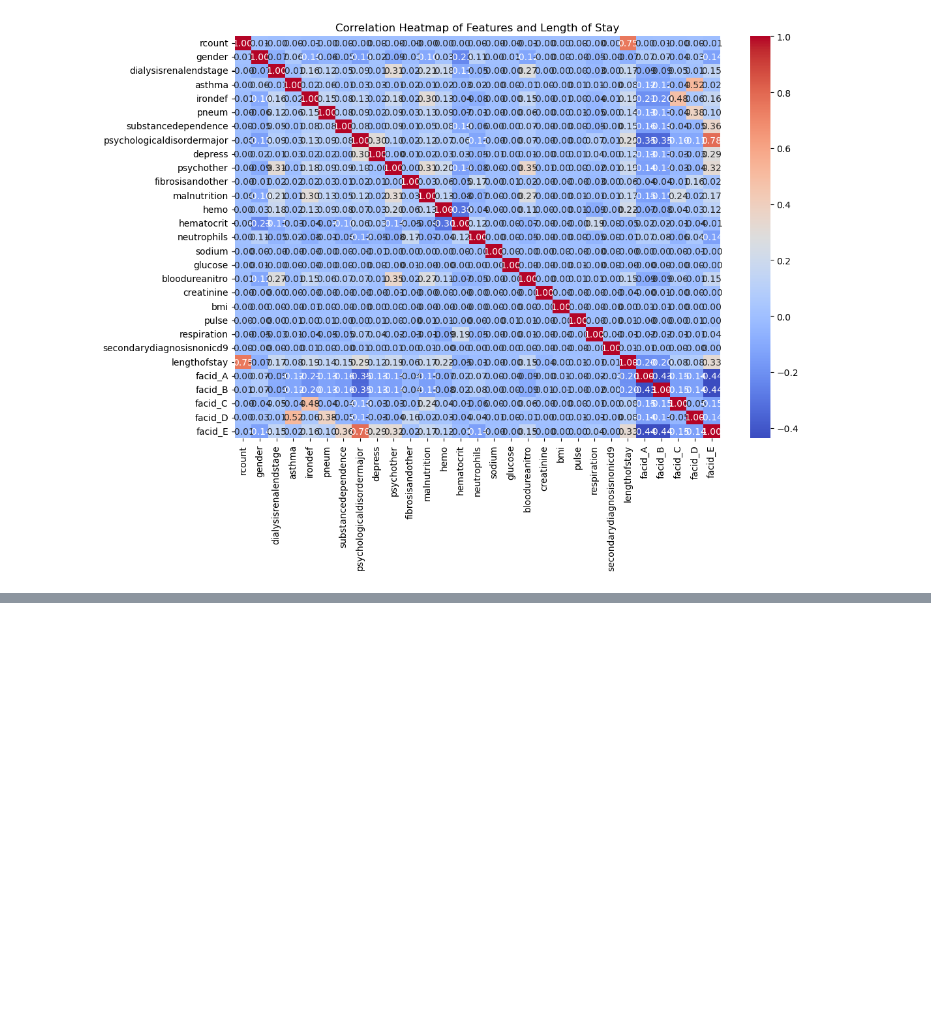
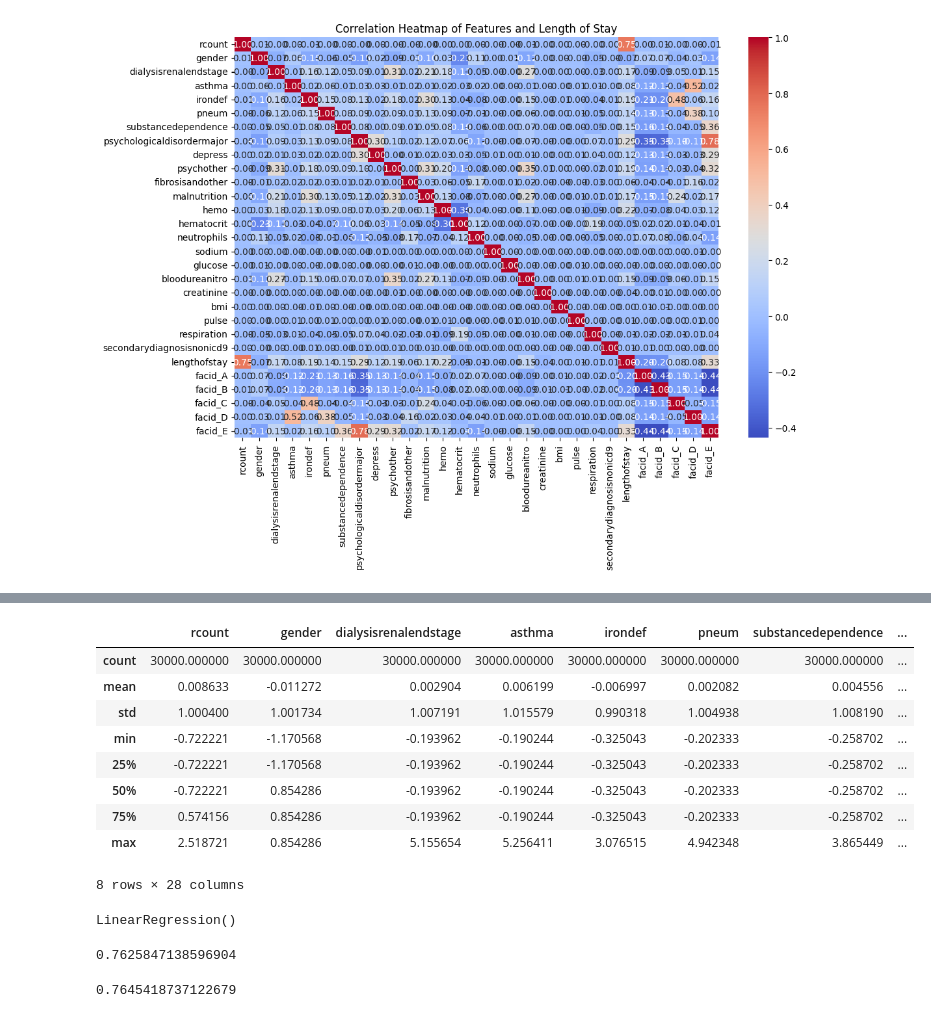
Before and after one commit to ruka-sumichi/final_task, a Jupyter notebook: test.ipynb, the cells around one changed output, grey strips where cells are left out. Drawn from its saved outputs; the diff is of its cells as text; code cells hidden in the pictures; blank space fills up the shorter version.

```diff
--- a/test.ipynb
+++ b/test.ipynb
@@ -209,0 +322,3 @@ ModuleNotFoundError: No module named 'ydata_profiling'
+# %%
+# X_testのスケール変換
+X_test_scaled = scaler.transform(X_test)
@@ -209,0 +337,4 @@ ModuleNotFoundError: No module named 'ydata_profiling'
+# %%
+# 変換後(X_test_scaled)の状態
+df_X_test_scaled = pd.DataFrame(X_test_scaled, columns=['rcount', 'gender', 'dialysisrenalendstage', 'asthma', 'irondef', 'pneum', 'substancedependence', 'psychologicaldisordermajor', 'depress', 'psychother', 'fibrosisandother', 'malnutrition', 'hemo', 'hematocrit', 'neutrophils', 'sodium', 'glucose', 'bloodureanitro', 'creatinine', 'bmi', 'pulse', 'respiration', 'secondarydiagnosisnonicd9', 'facidA', 'facidB', 'facidC', 'facidD', 'facidE'])
+df_X_test_scaled.head()
@@ -209,0 +349,27 @@ ModuleNotFoundError: No module named 'ydata_profiling'
+# %%
+df_X_test_scaled.describe()
+# %% [output]
+|  | rcount | gender | dialysisrenalendstage | asthma | irondef | pneum | substancedependence | ... |
+| count | 30000.000000 | 30000.000000 | 30000.000000 | 30000.000000 | 30000.000000 | 30000.000000 | 30000.000000 | ... |
+| mean | 0.008633 | -0.011272 | 0.002904 | 0.006199 | -0.006997 | 0.002082 | 0.004556 | ... |
+| std | 1.000400 | 1.001734 | 1.007191 | 1.015579 | 0.990318 | 1.004938 | 1.008190 | ... |
+| min | -0.722221 | -1.170568 | -0.193962 | -0.190244 | -0.325043 | -0.202333 | -0.258702 | ... |
+| 25% | -0.722221 | -1.170568 | -0.193962 | -0.190244 | -0.325043 | -0.202333 | -0.258702 | ... |
+| 50% | -0.722221 | 0.854286 | -0.193962 | -0.190244 | -0.325043 | -0.202333 | -0.258702 | ... |
+| 75% | 0.574156 | 0.854286 | -0.193962 | -0.190244 | -0.325043 | -0.202333 | -0.258702 | ... |
+| max | 2.518721 | 0.854286 | 5.155654 | 5.256411 | 3.076515 | 4.942348 | 3.865449 | ... |
+8 rows × 28 columns
+# %%
+model.fit(X_train_scaled, y_train)
+# %% [output]
+LinearRegression()
+# %%
+# 標準化した学習データを用いて決定係数を算出
+model.score(X_train_scaled, y_train)
+# %% [output]
+0.7625847138596904
+# %%
+# 標準化したストデータを用いて決定係数を算出
+model.score(X_test_scaled, y_test)
+# %% [output]
+0.7645418737122679
```
Also changed, not shown: parts of 24 cells of this notebook, 19 other files.
